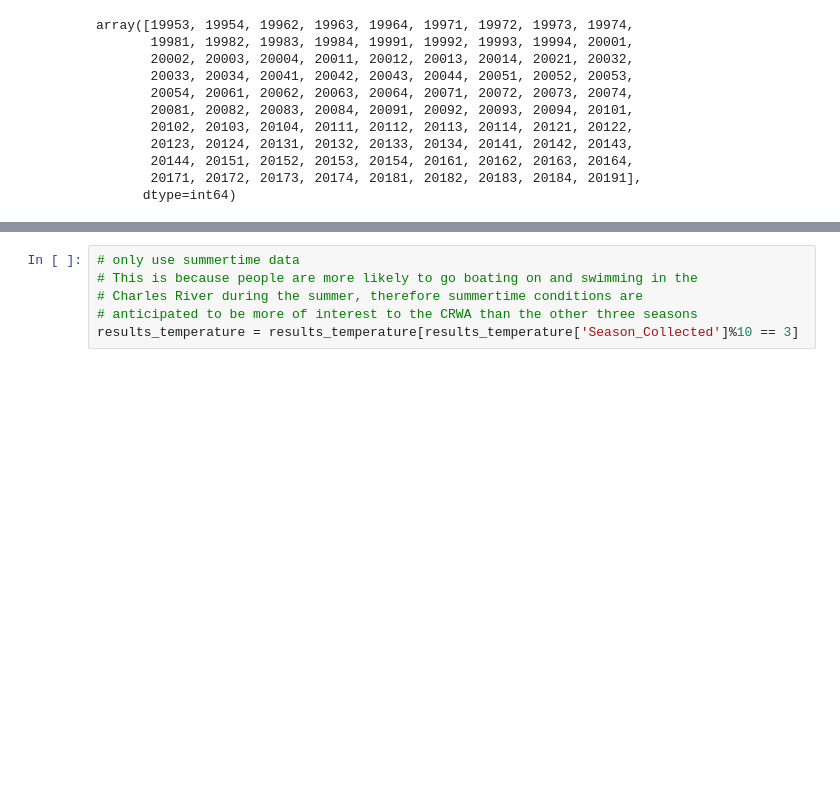
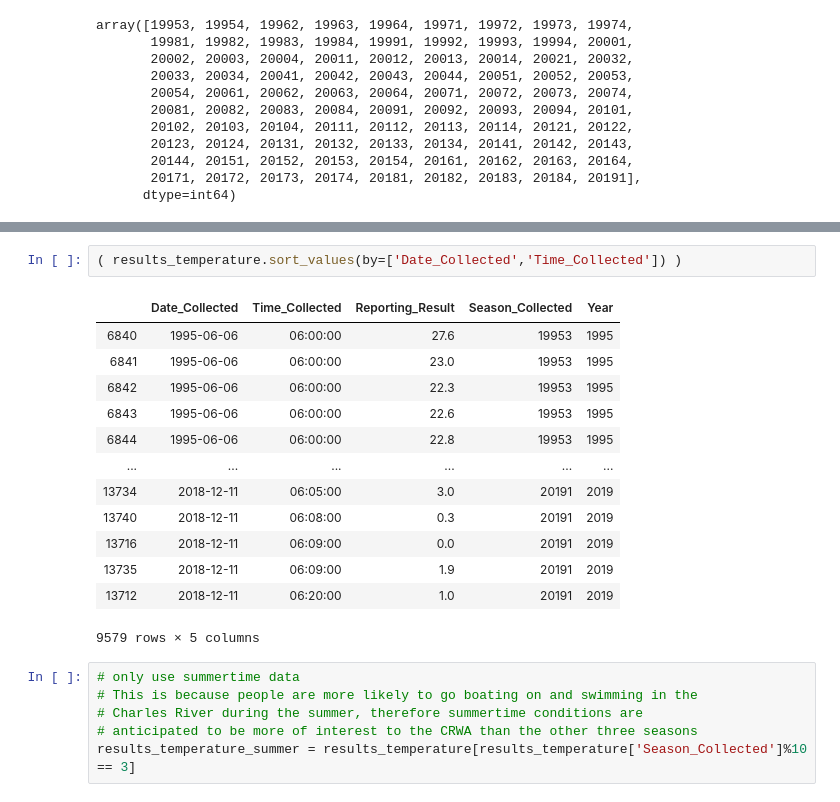
Before and after one commit to codeforboston/safe-water, a Jupyter notebook: projects/crwa/notebooks/lstaples-eda.ipynb, the cells around one changed output, grey strips where cells are left out. Saved outputs shown, nothing was run; the diff lists cells and outputs as text; blank space fills up the shorter version.

```diff
--- a/projects/crwa/notebooks/lstaples-eda.ipynb
+++ b/projects/crwa/notebooks/lstaples-eda.ipynb
@@ -257,7 +286,23 @@ array([19953, 19954, 19962, 19963, 19964, 19971, 19972, 19973, 19974,
+# %%
+( results_temperature.sort_values(by=['Date_Collected','Time_Collected']) )
+# %% [output]
+|  | Date_Collected | Time_Collected | Reporting_Result | Season_Collected | Year |
+| 6840 | 1995-06-06 | 06:00:00 | 27.6 | 19953 | 1995 |
+| 6841 | 1995-06-06 | 06:00:00 | 23.0 | 19953 | 1995 |
+| 6842 | 1995-06-06 | 06:00:00 | 22.3 | 19953 | 1995 |
+| 6843 | 1995-06-06 | 06:00:00 | 22.6 | 19953 | 1995 |
+| 6844 | 1995-06-06 | 06:00:00 | 22.8 | 19953 | 1995 |
+| ... | ... | ... | ... | ... | ... |
+| 13734 | 2018-12-11 | 06:05:00 | 3.0 | 20191 | 2019 |
+| 13740 | 2018-12-11 | 06:08:00 | 0.3 | 20191 | 2019 |
+| 13716 | 2018-12-11 | 06:09:00 | 0.0 | 20191 | 2019 |
+| 13735 | 2018-12-11 | 06:09:00 | 1.9 | 20191 | 2019 |
+| 13712 | 2018-12-11 | 06:20:00 | 1.0 | 20191 | 2019 |
+9579 rows × 5 columns
 # %%
 # only use summertime data
 # This is because people are more likely to go boating on and swimming in the
 # Charles River during the summer, therefore summertime conditions are
 # anticipated to be more of interest to the CRWA than the other three seasons
-results_temperature = results_temperature[results_temperature['Season_Collected']%10 == 3]
+results_temperature_summer = results_temperature[results_temperature['Season_Collected']%10 == 3]
 # %%
```
Also changed, not shown: parts of 6 cells of this notebook.
